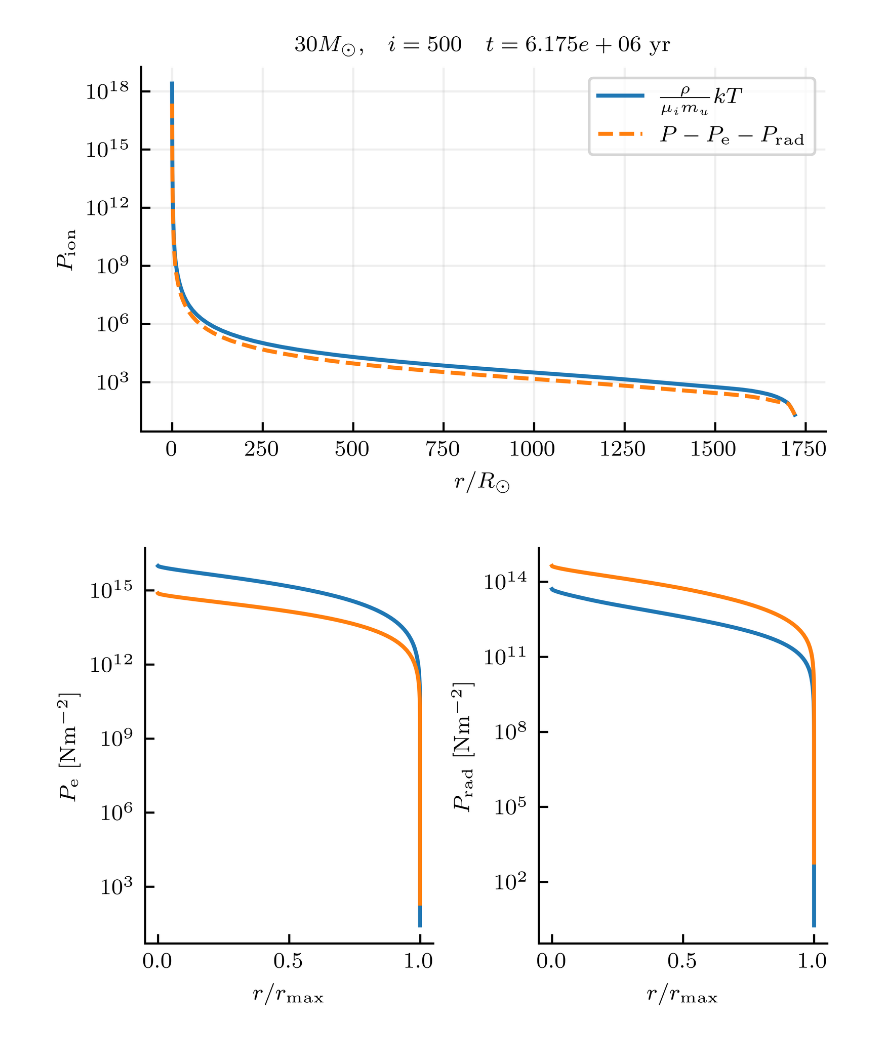
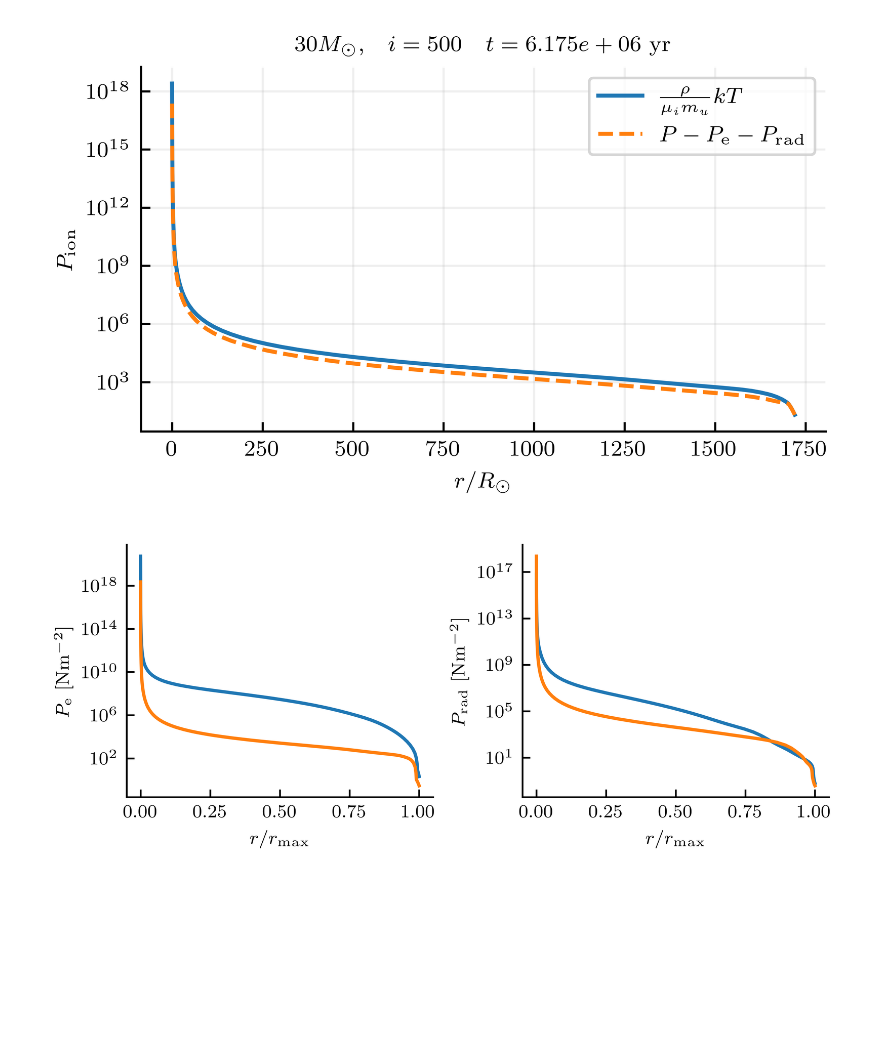
Before and after one commit to JeppJeppsson/Stellar_project, a Jupyter notebook: 3.5.ipynb, the cells around one changed output. Cells and saved outputs as stored; diff of their text form; code cells hidden in the pictures; blank space fills up the shorter version.

```diff
--- a/3.5.ipynb
+++ b/3.5.ipynb
@@ -96,32 +99,35 @@ plot_Pion(30,0.02,500) # 500 is past MS
 # %%
 # Examine the differences between electron pressure and radiation
 # pressure for stars of different initial mass.
 
+# Instead, separate figs by mass and plot P_X / (P_e + P_rad) since
+# actual scale isn't too important
+
 def Pe_Prad(masses,step=1,r_normal=False):
 
-    fig,axs = plt.subplots(1,2)
+    fig,axs = plt.subplots(1,2,figsize=(5,2))
 
     for mass in masses:
         df = pd.read_csv(DATA_DIR+f'/3.2/{mass:.3g}M/structure_{step:05d}.txt',
                         delim_whitespace=True, header=None)
         df.columns = col_names_structure
 
         if r_normal==True:
-            r = df['Mr']/max(df['Mr'])
+            r = df['r']/max(df['r'])
             x_label = r'$r/r_\mathrm{max}$'
         else:
-            r = df['Mr']
+            r = df['r']
             x_label = r'$r/R_\odot$'
 
         axs[0].semilogy(r,df['Pe'])
         axs[0].set_ylabel(r'$P_\mathrm{e} \ [\mathrm{Nm^{-2}}]$')
         axs[0].set_xlabel(x_label)
 
         axs[1].semilogy(r,df['Pr'])
         axs[1].set_ylabel(r'$P_\mathrm{rad} \ [\mathrm{Nm^{-2}}]$')
         axs[1].set_xlabel(x_label)
 
 
-Pe_Prad([2,30],r_normal=True)
+Pe_Prad([2,30],step=500,r_normal=True)
 # %% [output]
-[figure, old version]
+[figure, new version]
```
Also changed, not shown: parts of 5 cells of this notebook, 2 other files.
